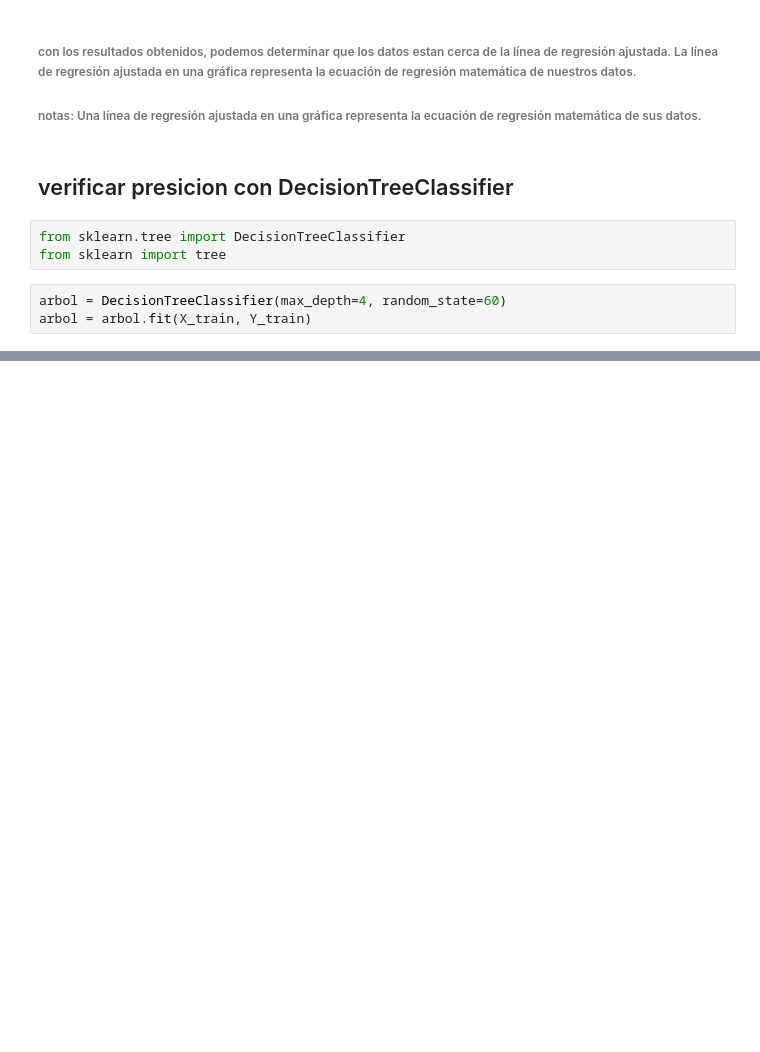
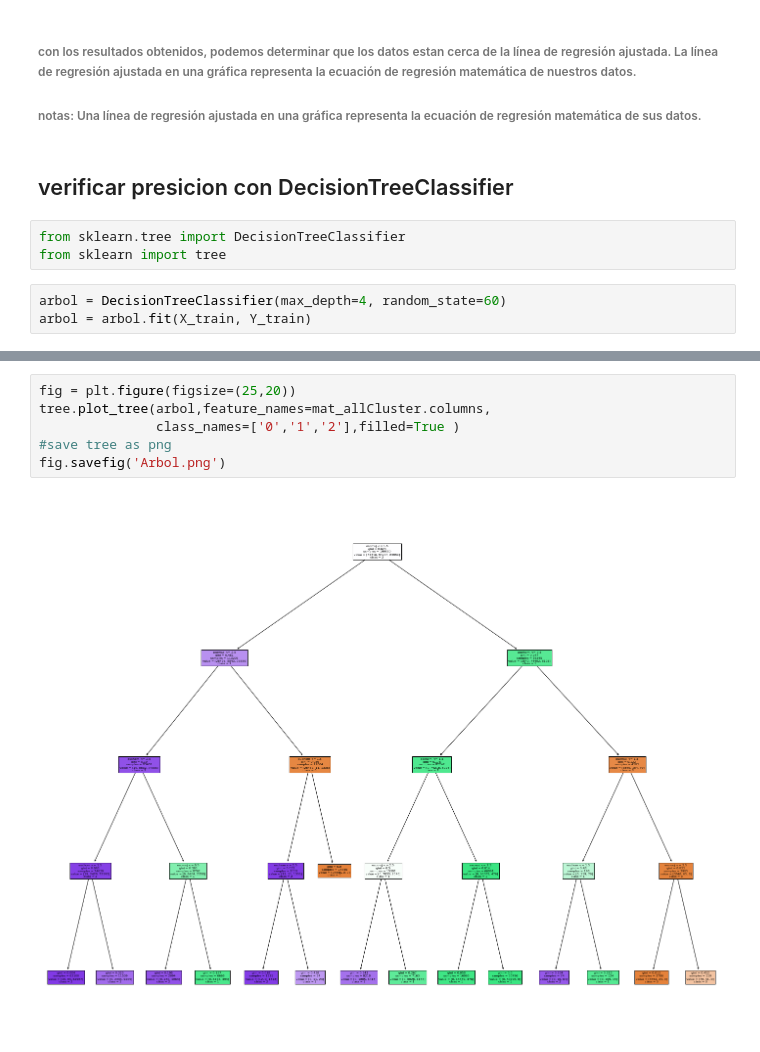
Before and after one commit to Mar19845/Proyecto_Mineria, a Jupyter notebook: Proyecto_Kmodes.ipynb, the cells around one changed output, grey strips where cells are left out. Cells and saved outputs as stored; diff of their text form; blank space fills up the shorter version.

Commit message:
comit arbol

```diff
--- a/Proyecto_Kmodes.ipynb
+++ b/Proyecto_Kmodes.ipynb
@@ -738,0 +727,8 @@ R squared: 0.62
+# %%
+fig = plt.figure(figsize=(25,20))
+tree.plot_tree(arbol,feature_names=mat_allCluster.columns,
+               class_names=['0','1','2'],filled=True )
+#save tree as png
+fig.savefig('Arbol.png')
+# %% [output]
+[figure, added]
```
Also changed, not shown: parts of 11 cells of this notebook, 3 other files.
